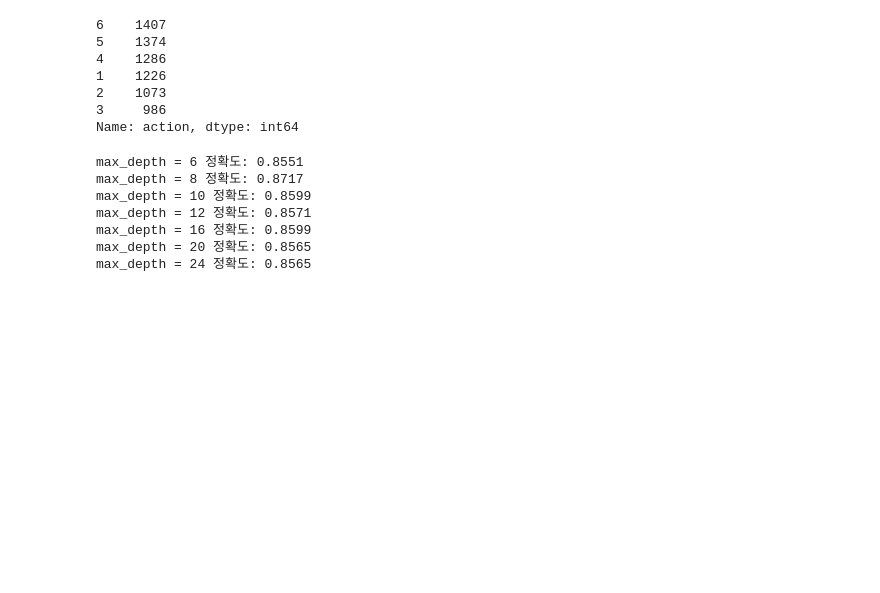
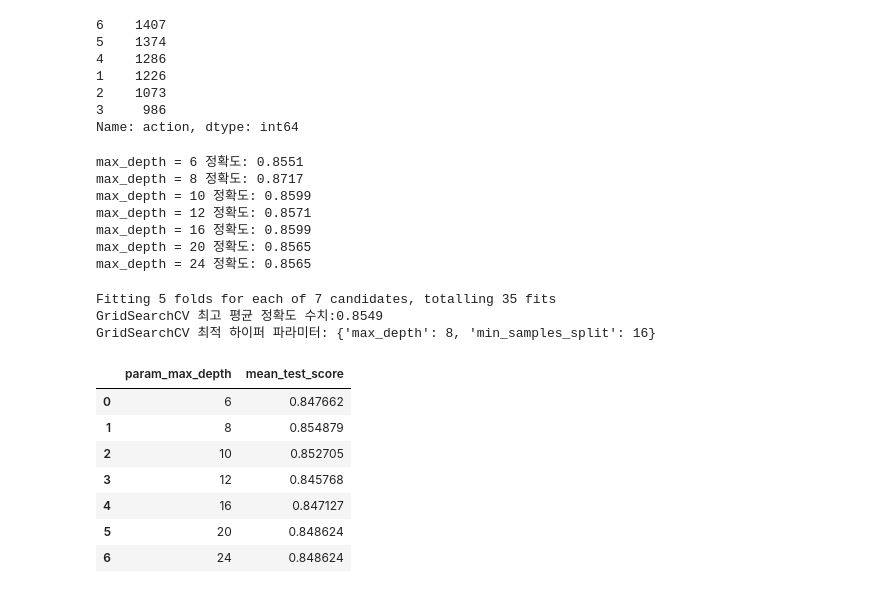
Before and after one commit to wasitacatisaw-ouo/python_practice, a Jupyter notebook: AI/Classification/classification1.ipynb, the cells around one changed output. Drawn from its saved outputs; the diff is of its cells as text; code cells hidden in the pictures; blank space fills up the shorter version.

```diff
--- a/AI/Classification/classification1.ipynb
+++ b/AI/Classification/classification1.ipynb
@@ -159,3 +158,7 @@ dtype: int64
 | fBodyAcc-bandsEnergy()-33,40 | 3 |
 | fBodyAcc-bandsEnergy()-33,48 | 3 |
 | fBodyAcc-bandsEnergy()-41,48 | 3 |
+# %%
+feature_dup_df = feature_name_df.groupby('column_name').count()
+print(feature_dup_df[feature_dup_df['column_index'] > 1].count())
+feature_dup_df[feature_dup_df['column_index'] > 1].head(5)
@@ -294,3 +292,31 @@ max_depth = 12 정확도: 0.8571
 max_depth = 16 정확도: 0.8599
 max_depth = 20 정확도: 0.8565
 max_depth = 24 정확도: 0.8565
+# %%
+from sklearn.model_selection import GridSearchCV
+
+params = {
+    'max_depth' : [ 6, 8 ,10, 12, 16 ,20, 24],
+    'min_samples_split': [16]
+}
+grid_cv = GridSearchCV(dt_clf, param_grid=params, scoring='accuracy', cv=5, verbose=1)
+grid_cv.fit(X_train , y_train)
+print('GridSearchCV 최고 평균 정확도 수치:{0:.4f}'.format(grid_cv.best_score_))
+print('GridSearchCV 최적 하이퍼 파라미터:', grid_cv.best_params_)
+# %% [output]
+Fitting 5 folds for each of 7 candidates, totalling 35 fits
+GridSearchCV 최고 평균 정확도 수치:0.8549
+GridSearchCV 최적 하이퍼 파라미터: {'max_depth': 8, 'min_samples_split': 16}
+# %%
+cv_result_df = pd.DataFrame(grid_cv.cv_results_)
+
+cv_result_df[['param_max_depth', 'mean_test_score']]
+# %% [output]
+|  | param_max_depth | mean_test_score |
+| 0 | 6 | 0.847662 |
+| 1 | 8 | 0.854879 |
+| 2 | 10 | 0.852705 |
+| 3 | 12 | 0.845768 |
+| 4 | 16 | 0.847127 |
+| 5 | 20 | 0.848624 |
+| 6 | 24 | 0.848624 |
```
Also changed, not shown: parts of 20 cells of this notebook, 1 other file.
